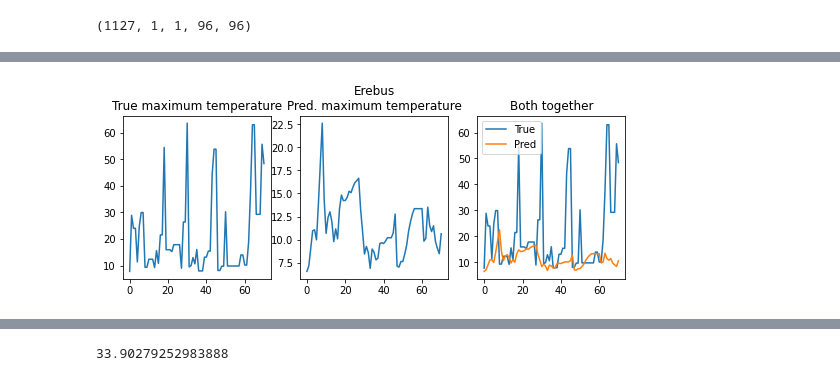
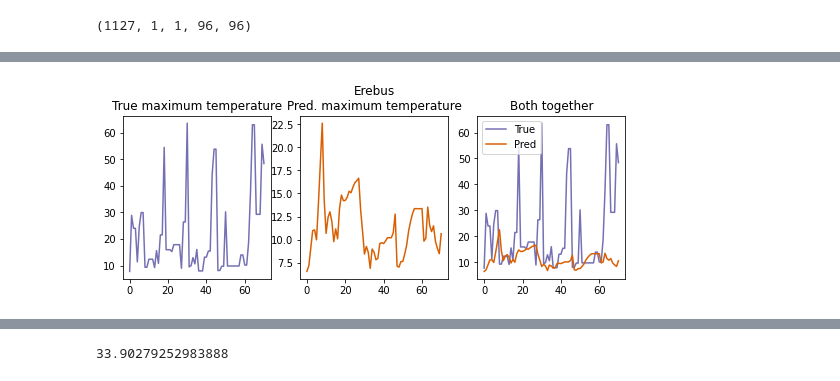
Before and after one commit to jdiaz4302/VolcanoesIR, a Jupyter notebook: 999_Analyze_Results.ipynb, the cells around one changed output, grey strips where cells are left out. Saved outputs shown, nothing was run; the diff lists cells and outputs as text; code cells hidden in the pictures.

Commit message:
Updated line plots with colorbrewer palette'

```diff
--- a/999_Analyze_Results.ipynb
+++ b/999_Analyze_Results.ipynb
@@ -41,8 +41,9 @@ preds.max()
 plt.figure(figsize = (11, 4))
 a = plt.hist(true.flatten(), bins = 100,
          histtype = 'step', linestyle = '-',
-         linewidth = 2, color = 'black', cumulative = True)
+         linewidth = 2, color = '#7570b3', cumulative = True, label = 'Observed')
 b = plt.hist(preds.flatten(), bins = 100,
          histtype = 'step', cumulative = True,
-         linewidth = 2, color = 'red')
+         linewidth = 2, color = '#d95f02', label = 'Predicted')
+plt.legend(loc = 'upper left');
 # %% [output]
@@ -105,12 +106,12 @@ for breaks in breakpoints:
     f, axarr = plt.subplots(1,3)
     f.set_figheight(3)
     f.set_figwidth(9)
-    axarr[0].plot(max_T_ls[last_break:breaks])
+    axarr[0].plot(max_T_ls[last_break:breaks], color = '#7570b3')
     axarr[0].set_title('True maximum temperature')
-    axarr[1].plot(max_T_ls2[last_break:breaks])
+    axarr[1].plot(max_T_ls2[last_break:breaks], color = '#d95f02')
     axarr[1].set_title(volc_indicator[last_break] + '\nPred. maximum temperature')
-    axarr[2].plot(max_T_ls[last_break:breaks], label = 'True')
-    axarr[2].plot(max_T_ls2[last_break:breaks], label = 'Pred')
+    axarr[2].plot(max_T_ls[last_break:breaks], label = 'True', color = '#7570b3')
+    axarr[2].plot(max_T_ls2[last_break:breaks], label = 'Pred', color = '#d95f02')
     axarr[2].legend()
     axarr[2].set_title('Both together');
     last_break = breaks
@@ -240,12 +241,12 @@ for breaks in breakpoints:
     f, axarr = plt.subplots(1,3)
     f.set_figheight(3)
     f.set_figwidth(9)
-    axarr[0].plot(max_T_ls[last_break:breaks])
+    axarr[0].plot(max_T_ls[last_break:breaks], color = '#7570b3')
     axarr[0].set_title('True maximum temperature')
-    axarr[1].plot(max_T_ls2[last_break:breaks])
+    axarr[1].plot(max_T_ls2[last_break:breaks], color = '#d95f02')
     axarr[1].set_title(volc_indicator[last_break] + '\nPred. maximum temperature')
-    axarr[2].plot(max_T_ls[last_break:breaks], label = 'True')
-    axarr[2].plot(max_T_ls2[last_break:breaks], label = 'Pred')
+    axarr[2].plot(max_T_ls[last_break:breaks], label = 'True', color = '#7570b3')
+    axarr[2].plot(max_T_ls2[last_break:breaks], label = 'Pred', color = '#d95f02')
     axarr[2].legend()
     axarr[2].set_title('Both together');
     last_break = breaks
@@ -254 +255 @@ for breaks in breakpoints:
-[figure, old version]
+[figure, new version]
```
Also changed, not shown: parts of 7 cells of this notebook.
